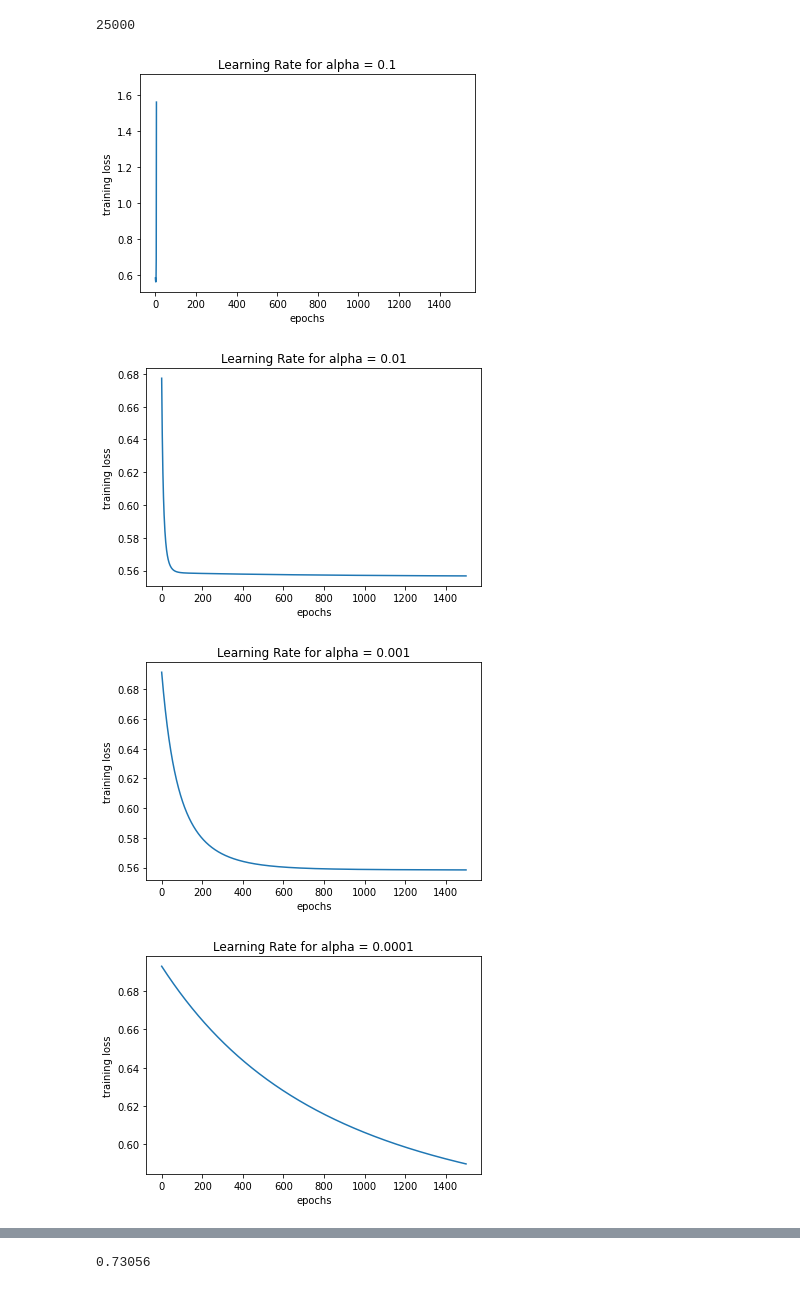
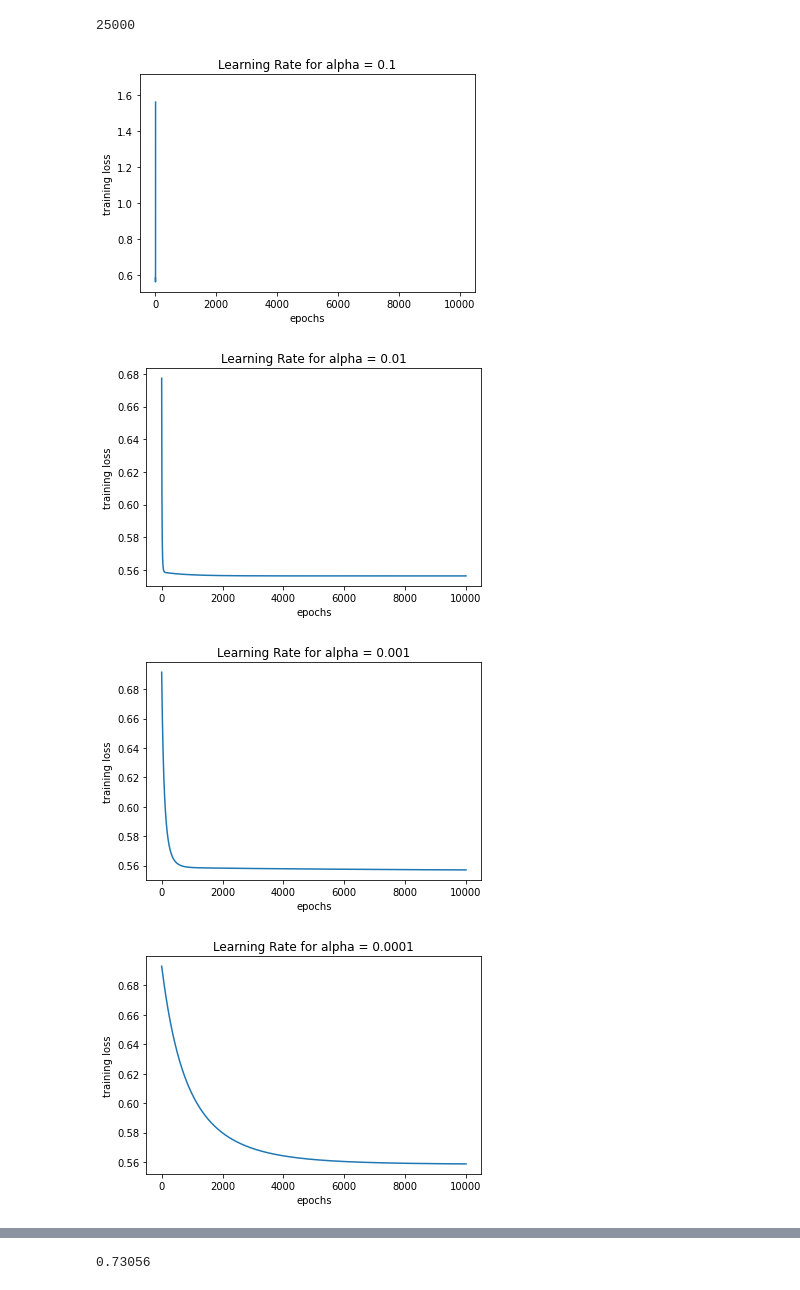
Before and after one commit to MuhammadMahad/ML-assignment-3-Sentiment-Analyzer-Using-Logistic-Regression, a Jupyter notebook: 21100066.ipynb, the cells around one changed output, grey strips where cells are left out. Cells and saved outputs as stored; diff of their text form; code cells hidden in the pictures.

```diff
--- a/21100066.ipynb
+++ b/21100066.ipynb
@@ -210,6 +210,7 @@ def evaluation(predicted_labels, actual_labels):
 alphas = [0.1,0.01,0.001,0.0001]
 costForEachAlpha = []
 thetajForEachAlpha = []
+n_epoch = 10000
 # %%
 # h_x -> before passing into sigmoid
 # hx -> after passing into sigmoid
@@ -217,7 +218,7 @@ thetajForEachAlpha = []
 
 for alpha in alphas:
 
-    n_epoch = 1500
+
 #     alpha = 0.01
     thetaj = np.zeros(3)
     costs = []
@@ -228,19 +229,19 @@ for alpha in alphas:
 # %%
 # plots with no. of iterations/ epochs on x-axis and training / validation loss on y-axis for each alpha
 import matplotlib.pyplot as plt
 
 for i, alpha in enumerate(alphas):
-    ep = np.array(list(range(0, 1500)))
+    ep = np.array(list(range(0, n_epoch)))
     plt.plot(ep, costForEachAlpha[i])
     plt.xlabel('epochs')
     plt.ylabel('training loss')
     plt.title('Learning Rate for alpha = ' + str(alpha))
     plt.show()
 # %% [output]
-[figure, old version]
+[figure, new version]
-[figure, old version]
+[figure, new version]
-[figure, old version]
+[figure, new version]
-[figure, old version]
+[figure, new version]
 # %%
 # cost (error) using learned parameters  𝜃  on train set for each alpha
 for i,thetaj in enumerate(thetajForEachAlpha):
```
Also changed, not shown: parts of 2 cells of this notebook.
